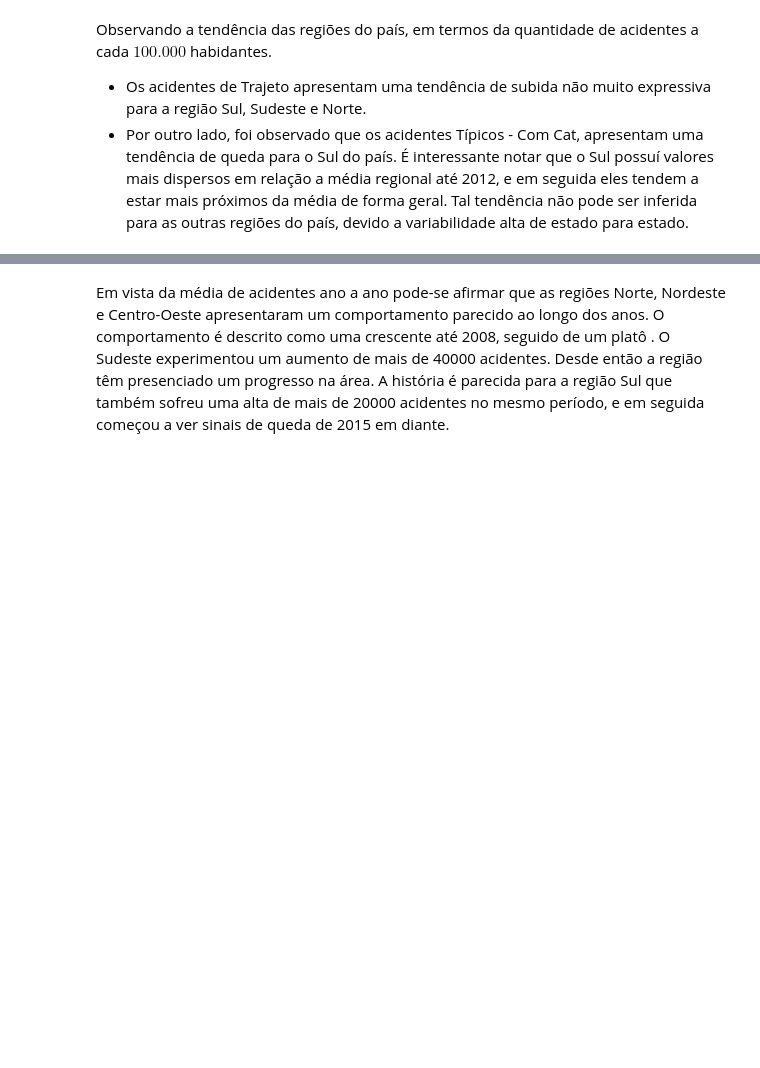
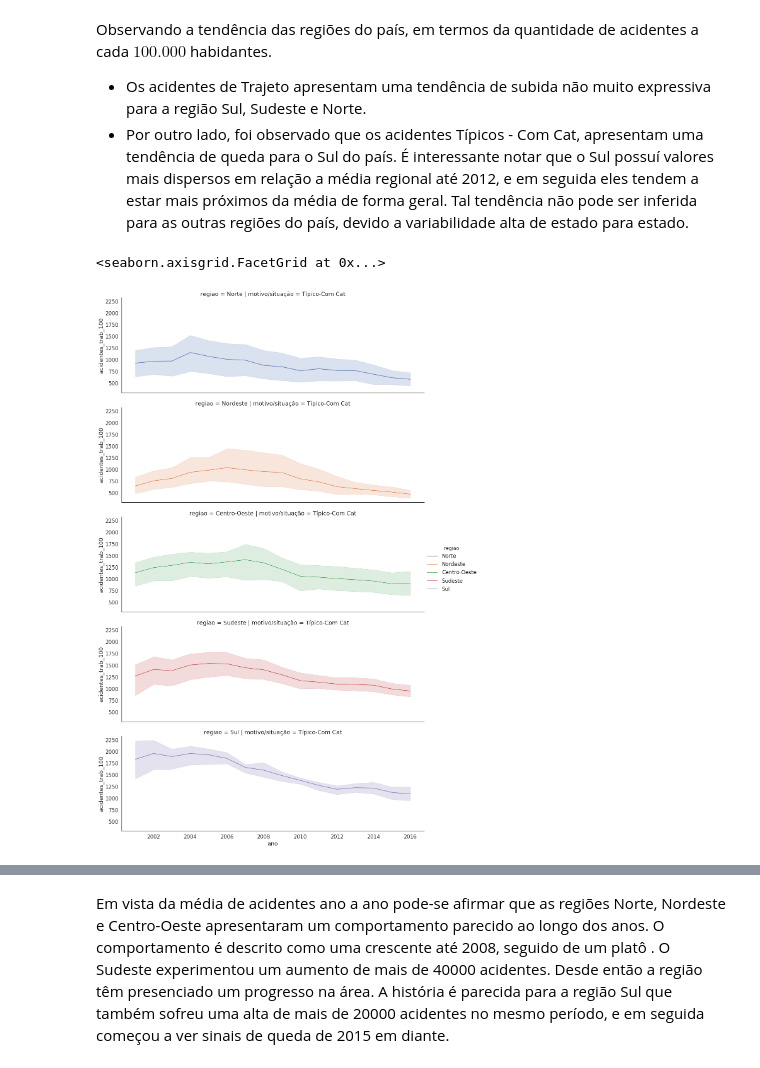
Before and after one commit to lorransr/CAT, a Jupyter notebook: Acidentes_de_Trabalho.ipynb, the cells around one changed output, grey strips where cells are left out. Drawn from its saved outputs; the diff is of its cells as text; code cells hidden in the pictures; blank space fills up the shorter version.

```diff
--- a/Acidentes_de_Trabalho.ipynb
+++ b/Acidentes_de_Trabalho.ipynb
@@ -477,6 +552,19 @@ g.add_legend()
 Observando a tendência das regiões do país, em termos da quantidade de acidentes a cada $100.000$ habidantes.
 * Os acidentes de Trajeto apresentam uma tendência de subida não muito expressiva para a região Sul, Sudeste e Norte.
 * Por outro lado, foi observado que os acidentes Típicos - Com Cat, apresentam uma tendência de queda para o Sul do país. É interessante notar que o Sul possuí valores mais dispersos em relação a média regional até 2012, e em seguida eles tendem a estar mais próximos da média de forma geral. Tal tendência não pode ser inferida para as outras regiões do país, devido a variabilidade alta de estado para estado.
+# %%
+g = sns.FacetGrid(df_uf[df_uf["motivo/situação"]=="Típico-Com Cat"],
+                  row = "regiao",
+                  col = "motivo/situação",
+                  height = 5,
+                  aspect = 3,
+                  sharey = True,
+                  hue = "regiao");
+g.map_dataframe(sns.lineplot,"ano","acidentes_trab_100")
+g.add_legend()
+# %% [output]
+<seaborn.axisgrid.FacetGrid at 0x...>
+[figure, added]
 # %%
 #evolução da quantidade total por região
 plt.figure(figsize=(16, 6))
```
Also changed, not shown: parts of 16 cells of this notebook.
